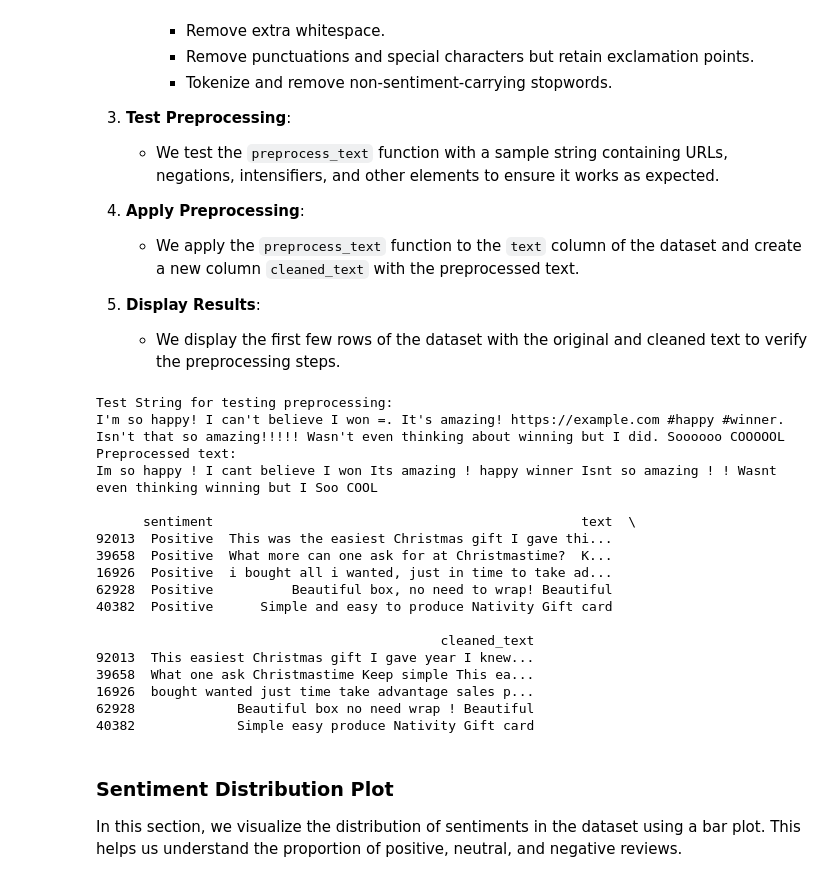
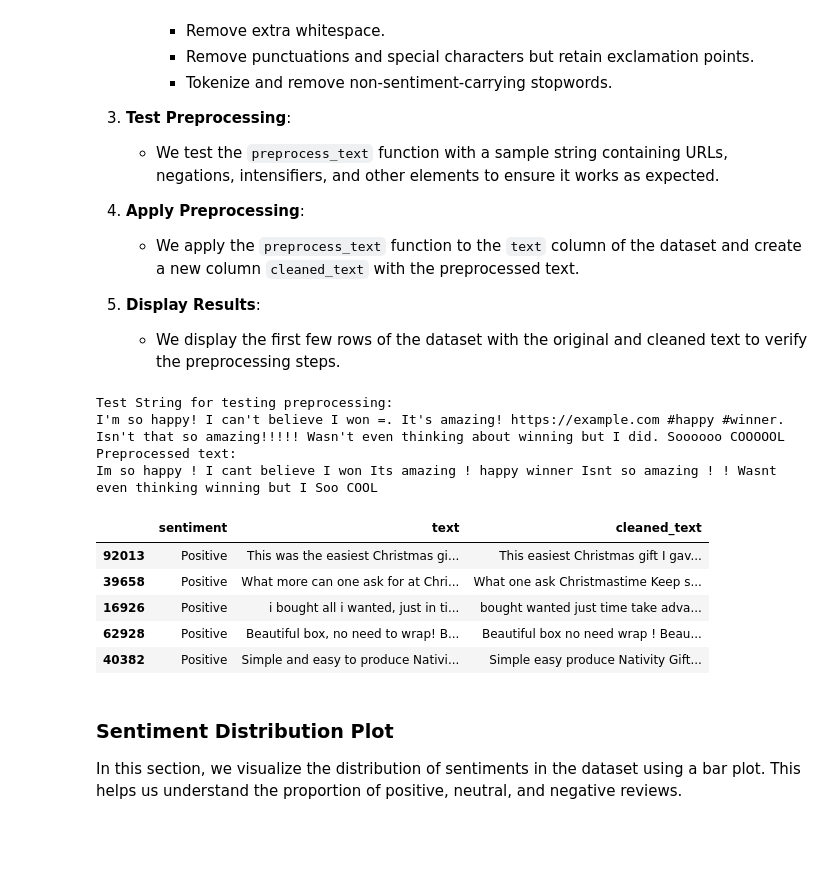
Before and after one commit to Timothy965/COMP262_GROUP5, a Jupyter notebook: COMP262_GROUPPROJECT_PHASE2.ipynb, the cells around one changed output. Saved outputs shown, nothing was run; the diff lists cells and outputs as text; code cells hidden in the pictures; blank space fills up the shorter version.

```diff
--- a/COMP262_GROUPPROJECT_PHASE2.ipynb
+++ b/COMP262_GROUPPROJECT_PHASE2.ipynb
@@ -1100,48 +1082,40 @@ def preprocess_text(text):
 
     # Reduce elongated words
     text = re.sub(r'(.)\1{2,}', r'\1\1', text)
 
     # Remove extra whitespace
     text = re.sub(r'\s+', ' ', text).strip()
 
     # Remove punctuations and special characters but retain exclamation points
     text = re.sub(r'[^a-zA-Z0-9\s!]', '', text)
 
     # Tokenize and remove non-sentiment-carrying stopwords
     tokens = word_tokenize(text)
     tokens = [word for word in tokens if word not in filtered_stopwords]
 
     return ' '.join(tokens)
 
 
 # Test string for the preprocess_text function with URLs and negations and intensifiers and so on
 test_string = "I'm so happy! I can't believe I won =. It's amazing! https://example.com #happy #winner. Isn't that so amazing!!!!! Wasn't even thinking about winning but I did. Soooooo COOOOOL"
 print(f"Test String for testing preprocessing: \n{test_string} \nPreprocessed text: \n{preprocess_text(test_string)}\n")
 
 # Apply the preprocess_text function to the text column
 data_sample_copy['cleaned_text'] = data_sample_copy['text'].apply(preprocess_text)
 
 # Display the first few rows of the dataset with the cleaned text
-print(data_sample_copy[['sentiment', 'text', 'cleaned_text']].head())
+data_sample_copy[['sentiment', 'text', 'cleaned_text']].head()
 # %% [output]
 Test String for testing preprocessing:
 I'm so happy! I can't believe I won =. It's amazing! https://example.com #happy #winner. Isn't that so amazing!!!!! Wasn't even thinking about winning but I did. Soooooo COOOOOL
 Preprocessed text:
 Im so happy ! I cant believe I won Its amazing ! happy winner Isnt so amazing ! ! Wasnt even thinking winning but I Soo COOL
-
-      sentiment                                               text  \
-92013  Positive  This was the easiest Christmas gift I gave thi...
-39658  Positive  What more can one ask for at Christmastime?  K...
-16926  Positive  i bought all i wanted, just in time to take ad...
-62928  Positive          Beautiful box, no need to wrap! Beautiful
-40382  Positive      Simple and easy to produce Nativity Gift card
-
-                                            cleaned_text
-92013  This easiest Christmas gift I gave year I knew...
-39658  What one ask Christmastime Keep simple This ea...
-16926  bought wanted just time take advantage sales p...
-62928             Beautiful box no need wrap ! Beautiful
-40382             Simple easy produce Nativity Gift card
+|  | sentiment | text | cleaned_text |
+| 92013 | Positive | This was the easiest Christmas gi... | This easiest Christmas gift I gav... |
+| 39658 | Positive | What more can one ask for at Chri... | What one ask Christmastime Keep s... |
+| 16926 | Positive | i bought all i wanted, just in ti... | bought wanted just time take adva... |
+| 62928 | Positive | Beautiful box, no need to wrap! B... | Beautiful box no need wrap ! Beau... |
+| 40382 | Positive | Simple and easy to produce Nativi... | Simple easy produce Nativity Gift... |
 # %% [markdown]
 ### Sentiment Distribution Plot
 
```
Also changed, not shown: parts of 5 cells of this notebook.
